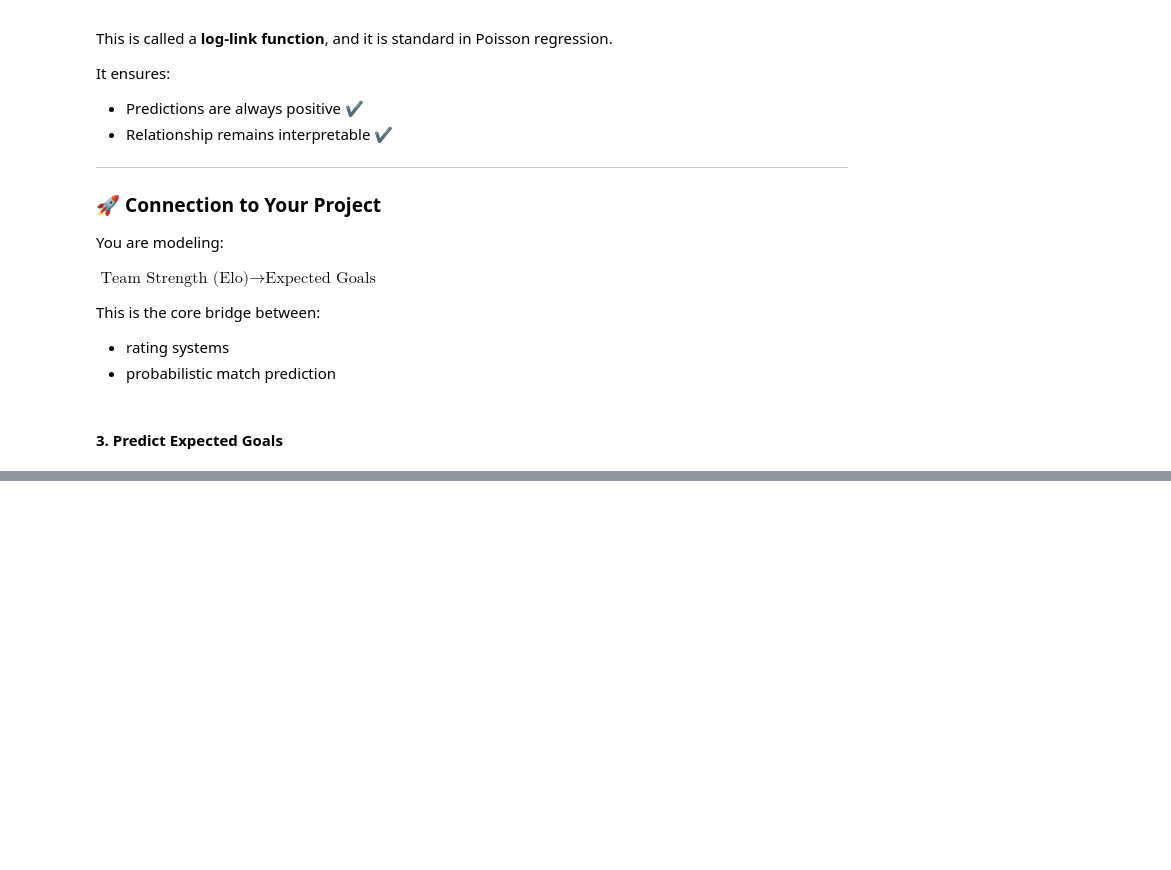
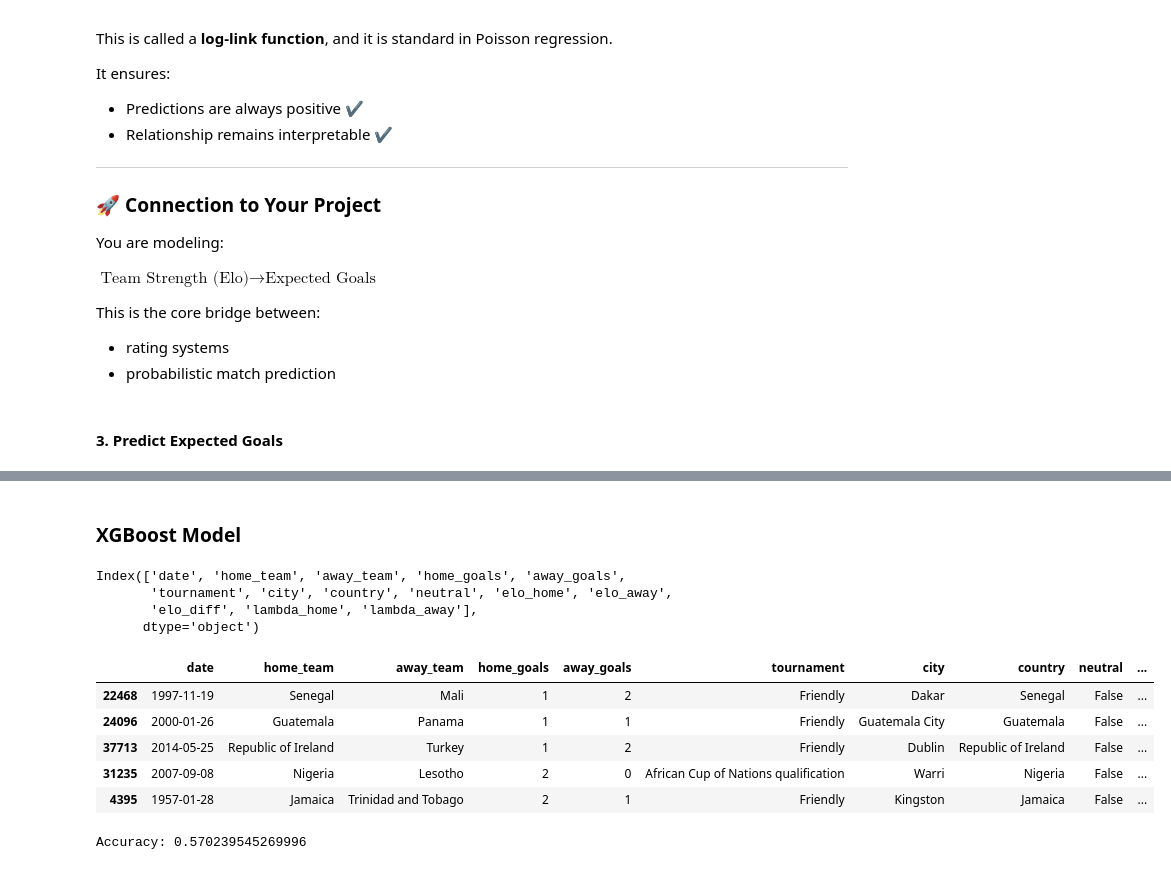
Before and after one commit to Joachim-Wambua/WorldCup26_PredictionProject, a Jupyter notebook: notebooks/poisson_model.ipynb, the cells around one changed output, grey strips where cells are left out. Drawn from its saved outputs; the diff is of its cells as text; code cells hidden in the pictures; blank space fills up the shorter version.

```diff
--- a/notebooks/poisson_model.ipynb
+++ b/notebooks/poisson_model.ipynb
@@ -269,3 +260,5 @@ def get_lambda(team_a, team_b, elo_dict):
     lambda_away = np.exp(np.dot(beta_away, X_away))
 
     return lambda_home, lambda_away
+# %% [markdown]
+### XGBoost Model
@@ -271,0 +270,16 @@ def get_lambda(team_a, team_b, elo_dict):
+# %%
+print(df.columns)
+# %% [output]
+Index(['date', 'home_team', 'away_team', 'home_goals', 'away_goals',
+       'tournament', 'city', 'country', 'neutral', 'elo_home', 'elo_away',
+       'elo_diff', 'lambda_home', 'lambda_away'],
+      dtype='object')
+# %%
+df.sample(5)
+# %% [output]
+|  | date | home_team | away_team | home_goals | away_goals | tournament | city | country | neutral | ... |
+| 22468 | 1997-11-19 | Senegal | Mali | 1 | 2 | Friendly | Dakar | Senegal | False | ... |
+| 24096 | 2000-01-26 | Guatemala | Panama | 1 | 1 | Friendly | Guatemala City | Guatemala | False | ... |
+| 37713 | 2014-05-25 | Republic of Ireland | Turkey | 1 | 2 | Friendly | Dublin | Republic of Ireland | False | ... |
+| 31235 | 2007-09-08 | Nigeria | Lesotho | 2 | 0 | African Cup of Nations qualification | Warri | Nigeria | False | ... |
+| 4395 | 1957-01-28 | Jamaica | Trinidad and Tobago | 2 | 1 | Friendly | Kingston | Jamaica | False | ... |
@@ -271,0 +305,29 @@ def get_lambda(team_a, team_b, elo_dict):
+# %%
+# TRAIN/TEST SPLIT
+X = df[features]
+y = df["result"]
+
+X_train, X_test, y_train, y_test = train_test_split(
+    X, y, test_size=0.2, random_state=42
+)
+
+# Train XGBoost Model
+xgb_model = XGBClassifier(
+    objective="multi:softprob",  # gives probabilities (IMPORTANT)
+    num_class=3,
+    n_estimators=200,
+    max_depth=4,
+    learning_rate=0.05,
+    eval_metric="mlogloss"
+)
+
+xgb_model.fit(X_train, y_train)
+
+xgb_model.save_model("xgb_model.json")
+
+# EVALUATE MODEL PERFORMANCE
+y_pred = xgb_model.predict(X_test)
+
+print("Accuracy:", accuracy_score(y_test, y_pred))
+# %% [output]
+Accuracy: 0.570239545269996
```
Also changed, not shown: parts of 18 cells of this notebook, 8 other files.
